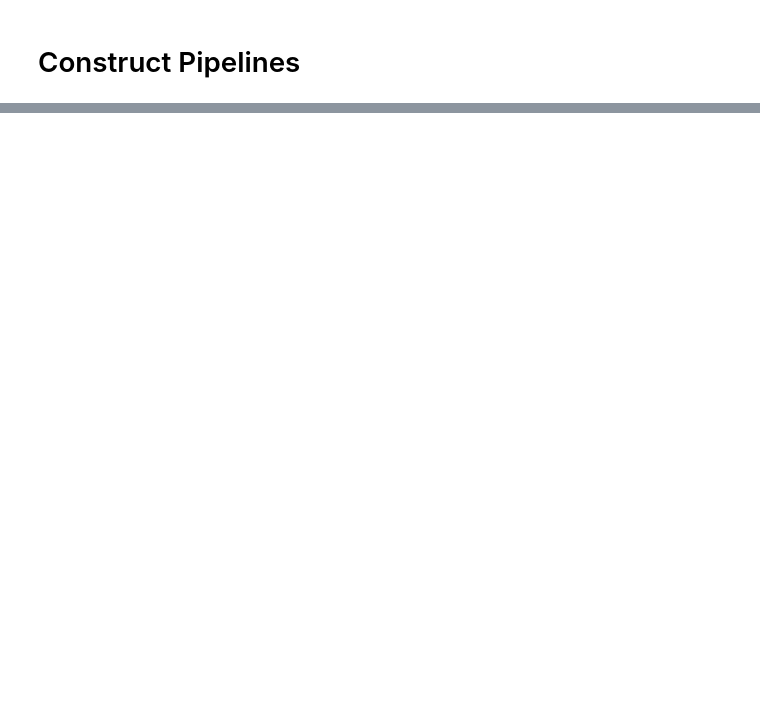
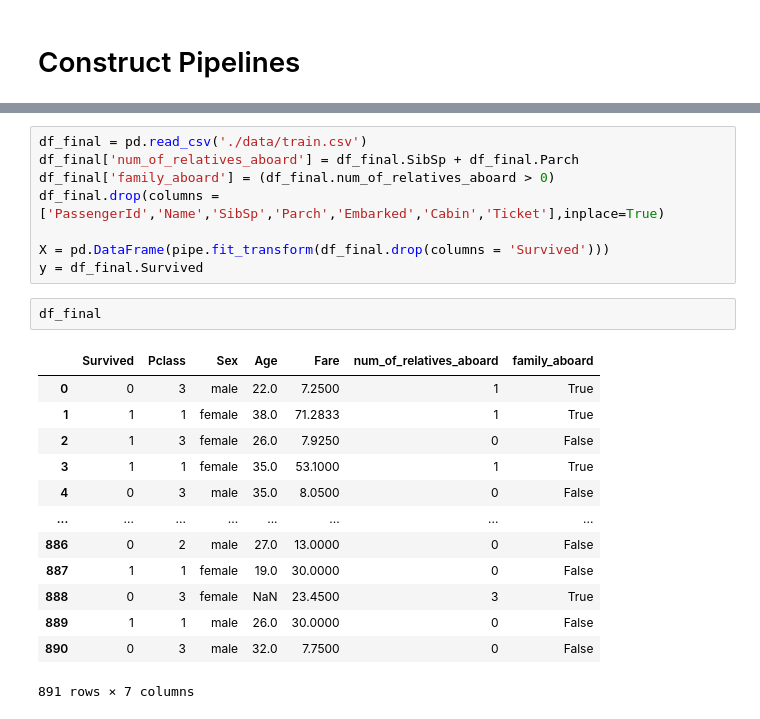
Before and after one commit to ssaeed85/dsc-Titanic-KaggleCompetition, a Jupyter notebook: Notebook.ipynb, the cells around one changed output, grey strips where cells are left out. Saved outputs shown, nothing was run; the diff lists cells and outputs as text; blank space fills up the shorter version.

```diff
--- a/Notebook.ipynb
+++ b/Notebook.ipynb
@@ -190,0 +218,24 @@ df_titanic.describe()
+# %%
+df_final = pd.read_csv('./data/train.csv')
+df_final['num_of_relatives_aboard'] = df_final.SibSp + df_final.Parch
+df_final['family_aboard'] = (df_final.num_of_relatives_aboard > 0)
+df_final.drop(columns = ['PassengerId','Name','SibSp','Parch','Embarked','Cabin','Ticket'],inplace=True)
+
+X = pd.DataFrame(pipe.fit_transform(df_final.drop(columns = 'Survived')))
+y = df_final.Survived
+# %%
+df_final
+# %% [output]
+|  | Survived | Pclass | Sex | Age | Fare | num_of_relatives_aboard | family_aboard |
+| 0 | 0 | 3 | male | 22.0 | 7.2500 | 1 | True |
+| 1 | 1 | 1 | female | 38.0 | 71.2833 | 1 | True |
+| 2 | 1 | 3 | female | 26.0 | 7.9250 | 0 | False |
+| 3 | 1 | 1 | female | 35.0 | 53.1000 | 1 | True |
+| 4 | 0 | 3 | male | 35.0 | 8.0500 | 0 | False |
+| ... | ... | ... | ... | ... | ... | ... | ... |
+| 886 | 0 | 2 | male | 27.0 | 13.0000 | 0 | False |
+| 887 | 1 | 1 | female | 19.0 | 30.0000 | 0 | False |
+| 888 | 0 | 3 | female | NaN | 23.4500 | 3 | True |
+| 889 | 1 | 1 | male | 26.0 | 30.0000 | 0 | False |
+| 890 | 0 | 3 | male | 32.0 | 7.7500 | 0 | False |
+891 rows × 7 columns
```
Also changed, not shown: parts of 39 cells of this notebook.
